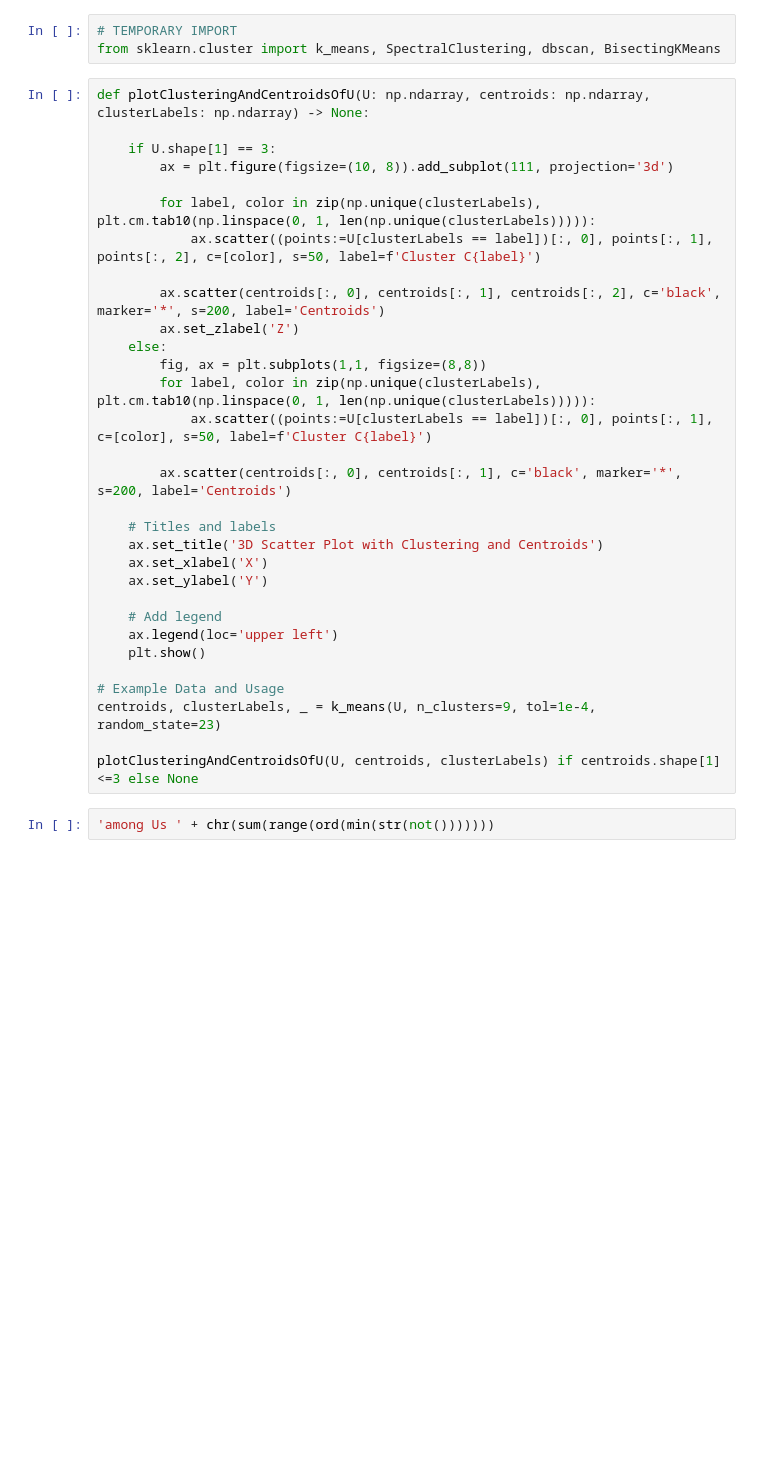
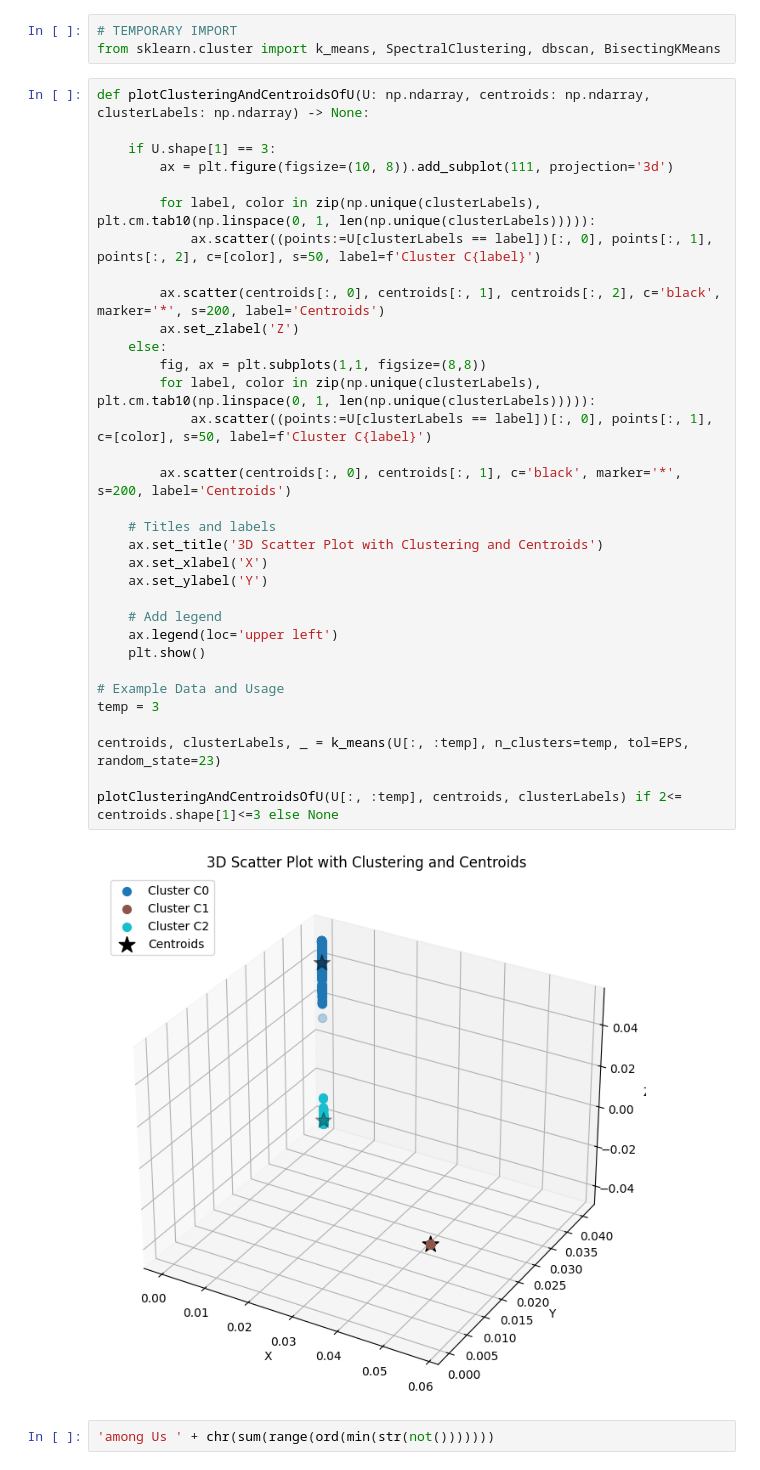
Before and after one commit to Nuzz23/02TWYSM-Computational-linear-algebra-for-large-scale-problems, a Jupyter notebook: Assignments/Berrone/HW_SC.ipynb, the cells around one changed output. Saved outputs shown, nothing was run; the diff lists cells and outputs as text; blank space fills up the shorter version.

```diff
--- a/Assignments/Berrone/HW_SC.ipynb
+++ b/Assignments/Berrone/HW_SC.ipynb
@@ -467,34 +466,38 @@ from sklearn.cluster import k_means, SpectralClustering, dbscan, BisectingKMeans
 # %%
 def plotClusteringAndCentroidsOfU(U: np.ndarray, centroids: np.ndarray, clusterLabels: np.ndarray) -> None:
 
     if U.shape[1] == 3:
         ax = plt.figure(figsize=(10, 8)).add_subplot(111, projection='3d')
 
         for label, color in zip(np.unique(clusterLabels), plt.cm.tab10(np.linspace(0, 1, len(np.unique(clusterLabels))))):
             ax.scatter((points:=U[clusterLabels == label])[:, 0], points[:, 1], points[:, 2], c=[color], s=50, label=f'Cluster C{label}')
 
         ax.scatter(centroids[:, 0], centroids[:, 1], centroids[:, 2], c='black', marker='*', s=200, label='Centroids')
         ax.set_zlabel('Z')
     else:
         fig, ax = plt.subplots(1,1, figsize=(8,8))
         for label, color in zip(np.unique(clusterLabels), plt.cm.tab10(np.linspace(0, 1, len(np.unique(clusterLabels))))):
             ax.scatter((points:=U[clusterLabels == label])[:, 0], points[:, 1], c=[color], s=50, label=f'Cluster C{label}')
 
         ax.scatter(centroids[:, 0], centroids[:, 1], c='black', marker='*', s=200, label='Centroids')
 
     # Titles and labels
     ax.set_title('3D Scatter Plot with Clustering and Centroids')
     ax.set_xlabel('X')
     ax.set_ylabel('Y')
 
     # Add legend
     ax.legend(loc='upper left')
     plt.show()
 
 # Example Data and Usage
-centroids, clusterLabels, _ = k_means(U, n_clusters=9, tol=1e-4, random_state=23)
+temp = 3
 
-plotClusteringAndCentroidsOfU(U, centroids, clusterLabels) if centroids.shape[1]<=3 else None
+centroids, clusterLabels, _ = k_means(U[:, :temp], n_clusters=temp, tol=EPS, random_state=23)
+
+plotClusteringAndCentroidsOfU(U[:, :temp], centroids, clusterLabels) if 2<= centroids.shape[1]<=3 else None
+# %% [output]
+[figure, added]
 # %%
 'among Us ' + chr(sum(range(ord(min(str(not()))))))
 # %% [output]
```
Also changed, not shown: parts of 7 cells of this notebook.
